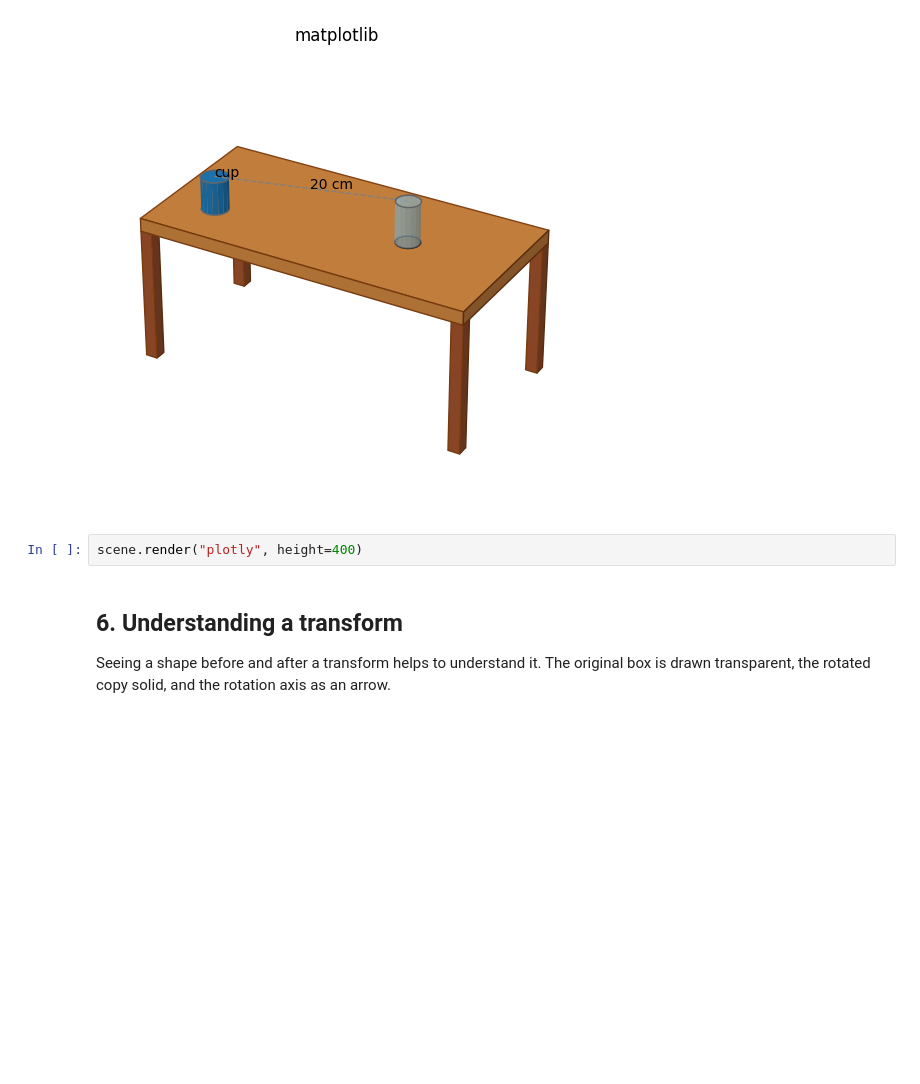
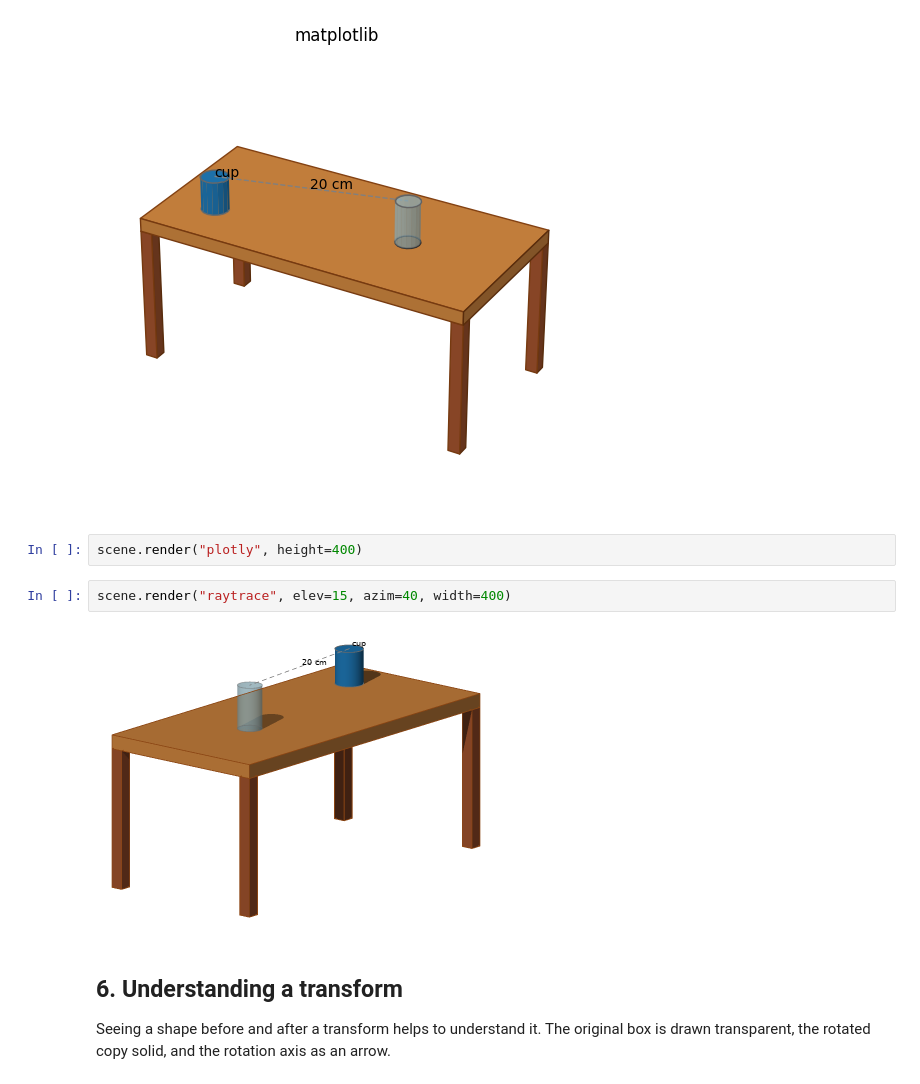
Before and after one commit to asteppke/minigeo, a Jupyter notebook: examples/getting_started.ipynb, the cells around one changed output. Drawn from its saved outputs; the diff is of its cells as text; blank space fills up the shorter version.

```diff
--- a/examples/getting_started.ipynb
+++ b/examples/getting_started.ipynb
@@ -193,6 +195,10 @@ plt.show()
 [figure]
 # %%
 scene.render("plotly", height=400)
+# %%
+scene.render("raytrace", elev=15, azim=40, width=400)
+# %% [output]
+[figure, added]
 # %% [markdown]
 ## 6. Understanding a transform
 
```
Also changed, not shown: parts of 2 cells of this notebook, 6 other files.
